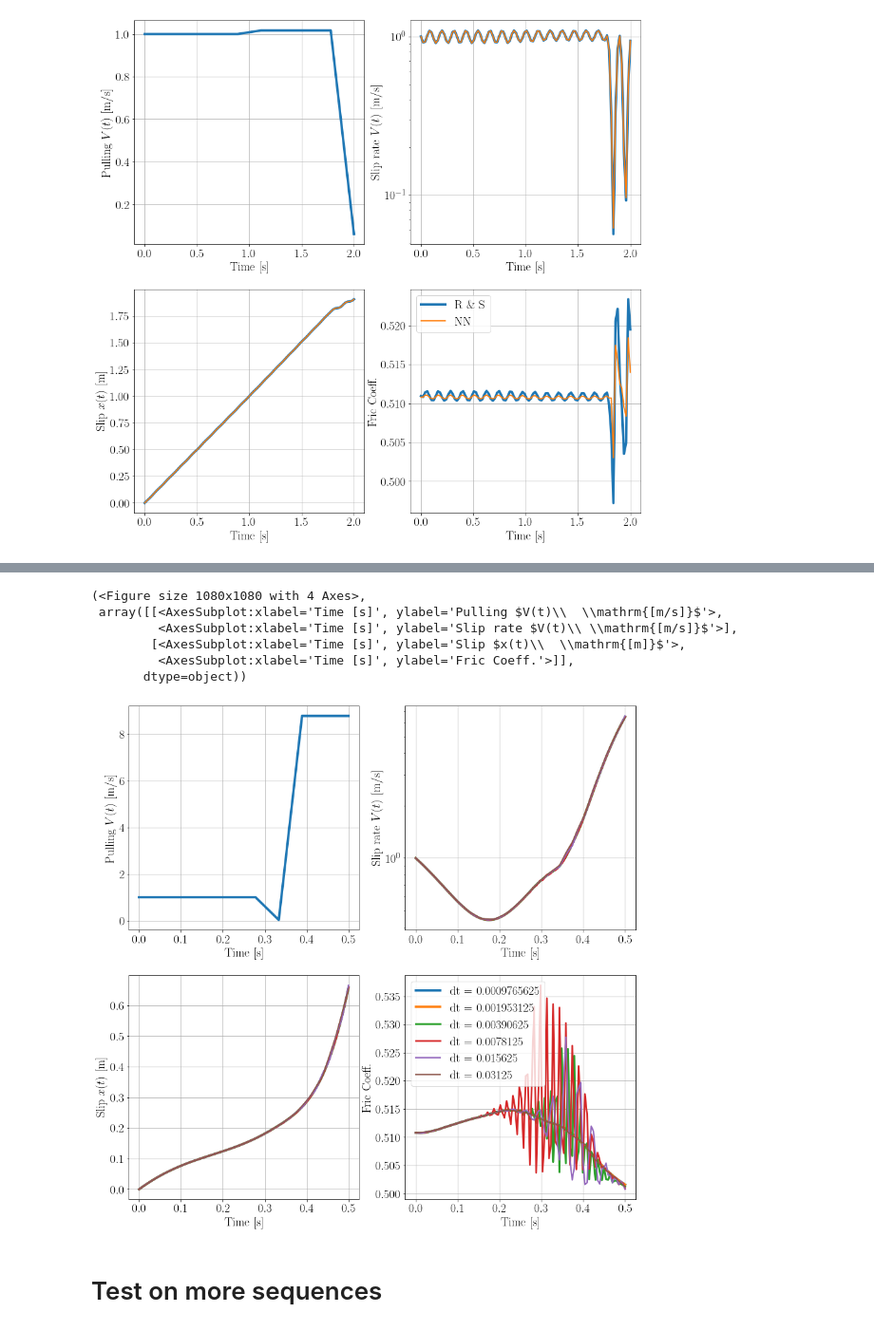
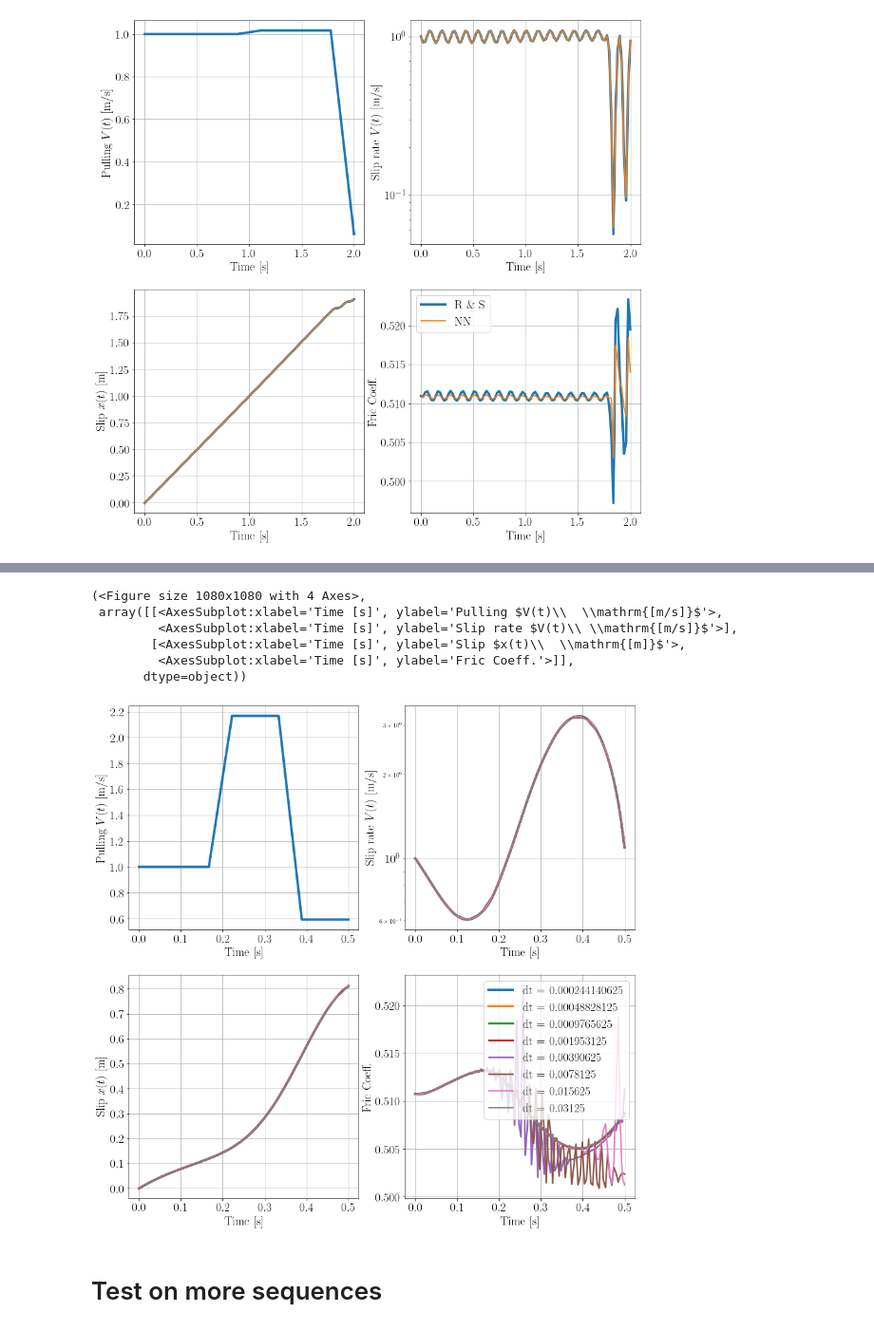
Before and after one commit to Shengduo/RateAndStateWithPotential, a Jupyter notebook: SpringSliderTrial.ipynb, the cells around one changed output, grey strips where cells are left out. Shown at 95% size. Drawn from its saved outputs; the diff is of its cells as text; code cells hidden in the pictures.

```diff
--- a/SpringSliderTrial.ipynb
+++ b/SpringSliderTrial.ipynb
@@ -188,19 +188,19 @@ plotGenVXFric(res['VT'].VT[0, :], res['VT'].VT[1, :], res['t'],
 # %%
 # Visualize results of rk solver on different step sizes
-res = torch.load("./data/RSvsNNSpringSliderAcc0514/res_NN_1.pth")
+res = torch.load("./data/RSvsNNSpringSliderAcc0514/res_NN_seq_5.pth")
 plotGenVXFric(res['VT'].VT[0, :], res['VT'].VT[1, :], res['t'],
               res['Vs'],
               res['xs'],
               res['Frics'],
               ["dt = {0}".format(leg) for leg in res['step_sizes']])
 # %% [output]
 (<Figure size 1080x1080 with 4 Axes>,
  array([[<AxesSubplot:xlabel='Time [s]', ylabel='Pulling $V(t)\\  \\mathrm{[m/s]}$'>,
          <AxesSubplot:xlabel='Time [s]', ylabel='Slip rate $V(t)\\ \\mathrm{[m/s]}$'>],
         [<AxesSubplot:xlabel='Time [s]', ylabel='Slip $x(t)\\  \\mathrm{[m]}$'>,
          <AxesSubplot:xlabel='Time [s]', ylabel='Fric Coeff.'>]],
        dtype=object))
-[figure, old version]
+[figure, new version]
 # %% [markdown]
 # Test on more sequences
 # %%
```
Also changed, not shown: parts of 4 cells of this notebook, 2 other files.
